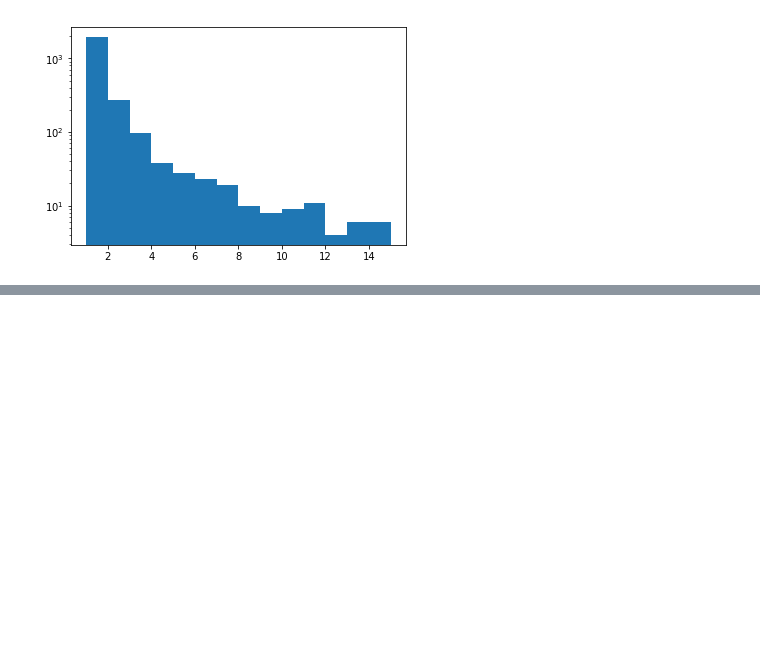
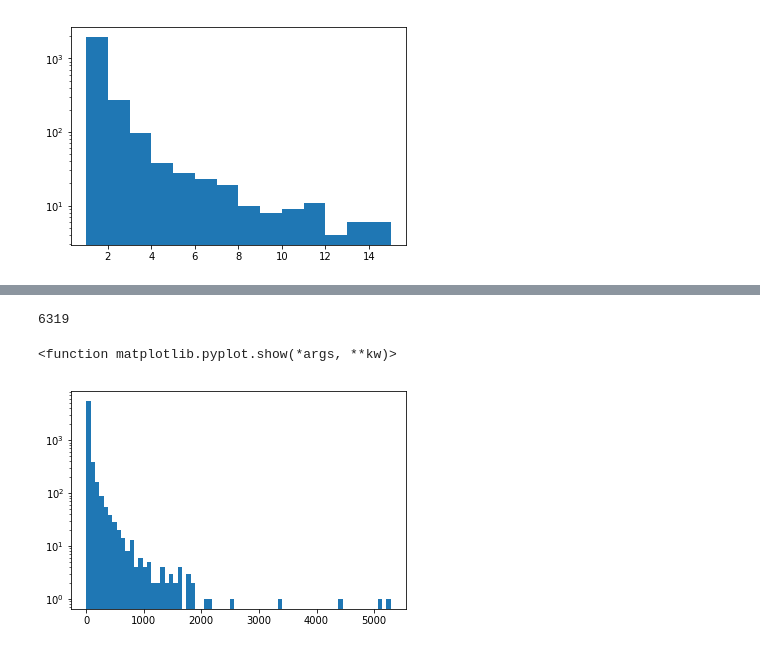
Before and after one commit to Gneur11/TextAnalytics, a Jupyter notebook: preprocessing.ipynb, the cells around one changed output, grey strips where cells are left out. Drawn from its saved outputs; the diff is of its cells as text; code cells hidden in the pictures; blank space fills up the shorter version.

```diff
--- a/preprocessing.ipynb
+++ b/preprocessing.ipynb
@@ -156,0 +228,10 @@ plt.show
+# %%
+stemmed_words = stemmed_words[stemmed_words > 3]
+stemmed_words = stemmed_words[stemmed_words < 7000]
+print(len(stemmed_words))
+plt.hist(stemmed_words.values,bins=70,log=True)
+plt.show
+# %% [output]
+6319
+<function matplotlib.pyplot.show(*args, **kw)>
+[figure, added]
```
Also changed, not shown: parts of 8 cells of this notebook.
